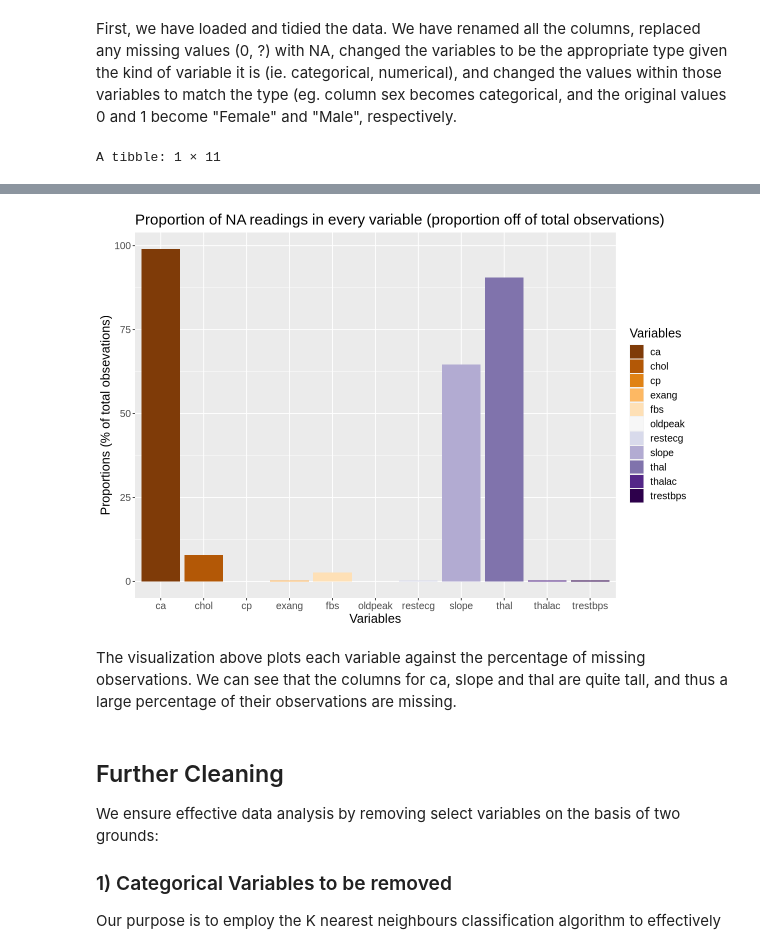
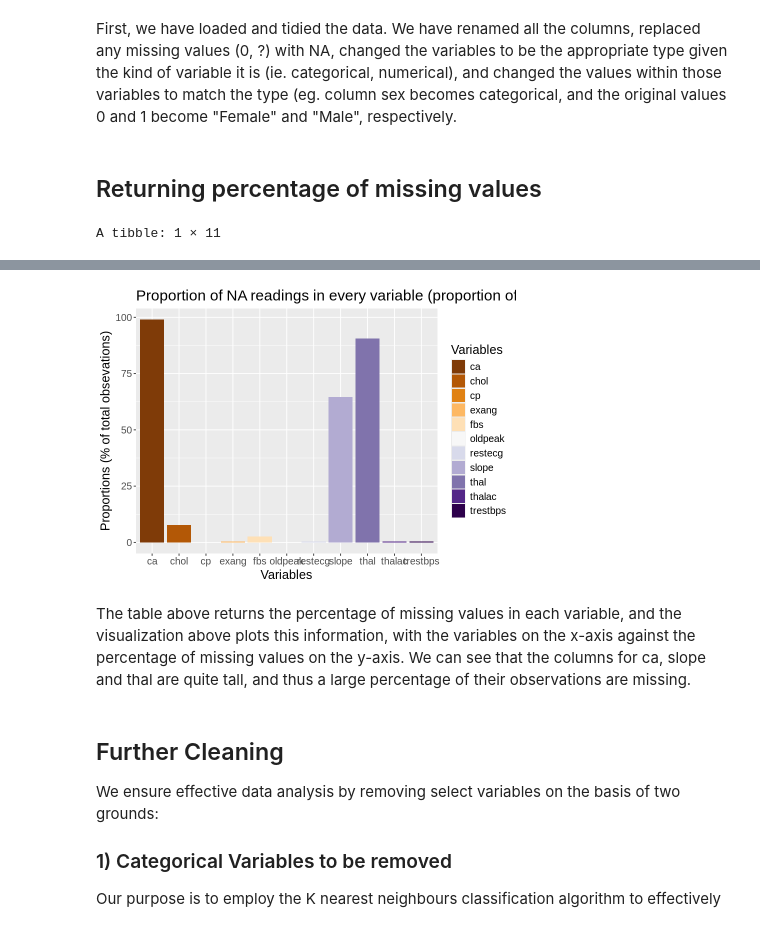
Before and after one commit to szulkifl/dsci-data-analysis-project-44, a Jupyter notebook: project_proposal.ipynb, the cells around one changed output, grey strips where cells are left out. Drawn from its saved outputs; the diff is of its cells as text; code cells hidden in the pictures.

Commit message:
revised proposal
integrated ding's feedback, left space for explanations of tables

```diff
--- a/project_proposal.ipynb
+++ b/project_proposal.ipynb
@@ -73,37 +75,39 @@ A tibble: 294 × 14
 | 65 | Male | asymptomatic | 130 | 275 | normal fbs | abnormality | 115 | Yes | 1 | 2 | NA | ... |
 # %% [markdown]
 First, we have loaded and tidied the data. We have renamed all the columns, replaced any missing values (0, ?) with NA, changed the variables to be the appropriate type given the kind of variable it is (ie. categorical, numerical), and changed the values within those variables to match the type (eg. column sex becomes categorical, and the original values 0 and 1 become "Female" and "Male", respectively.
+# %% [markdown]
+## Returning percentage of missing values
 # %%
-options(repr.plot.width = 10)
+options(repr.plot.width = 7, repr.plot.height=5)
 #number of observations
 n_obs <- nrow(hungarian_data)
 data_na_df <- hungarian_data |>
               select(cp:thal) |>
               map_df(~sum(is.na(.))) |>
               mutate(across(everything(), ~.x * (100/n_obs)))
 
 data_na_df_vis <- pivot_longer(data_na_df,
                               cp:thal,
                               names_to = "Variables",
                               values_to = "Proportions") |>
                               ggplot(aes(x = Variables, y = Proportions, fill = Variables)) +
                               geom_bar(stat = "identity") +
                               scale_fill_brewer(palette = "PuOr") +
                               ggtitle("Proportion of NA readings in every variable (proportion off of total observations)") +
                               labs(x = "Variables",
                                   y = "Proportions (% of total obsevations)",
                                   fill = "Variables") +
                               theme(text = element_text(size = 15))
 data_na_df
 data_na_df_vis
 # %% [output]
 A tibble: 1 × 11
 | cp | trestbps | chol | fbs | restecg | thalac | exang | oldpeak | slope | ca | thal |
 | <dbl> | <dbl> | <dbl> | <dbl> | <dbl> | <dbl> | <dbl> | <dbl> | <dbl> | <dbl> | <dbl> |
 | 0 | 0.3401361 | 7.823129 | 2.721088 | 0.3401361 | 0.3401361 | 0.3401361 | 0 | 64.62585 | 98.97959 | 90.47619 |
-[figure, old version]
+[figure, new version]
 # %% [markdown]
-The visualization above plots each variable against the percentage of missing observations. We can see that the columns for ca, slope and thal are quite tall, and thus a large percentage of their observations are missing.
+The table above returns the percentage of missing values in each variable, and the visualization above plots this information, with the variables on the x-axis against the percentage of missing values on the y-axis. We can see that the columns for ca, slope and thal are quite tall, and thus a large percentage of their observations are missing.
 # %% [markdown]
 ## Further Cleaning
 We ensure effective data analysis by removing select variables on the basis of two grounds:
```
Also changed, not shown: parts of 17 cells of this notebook.
